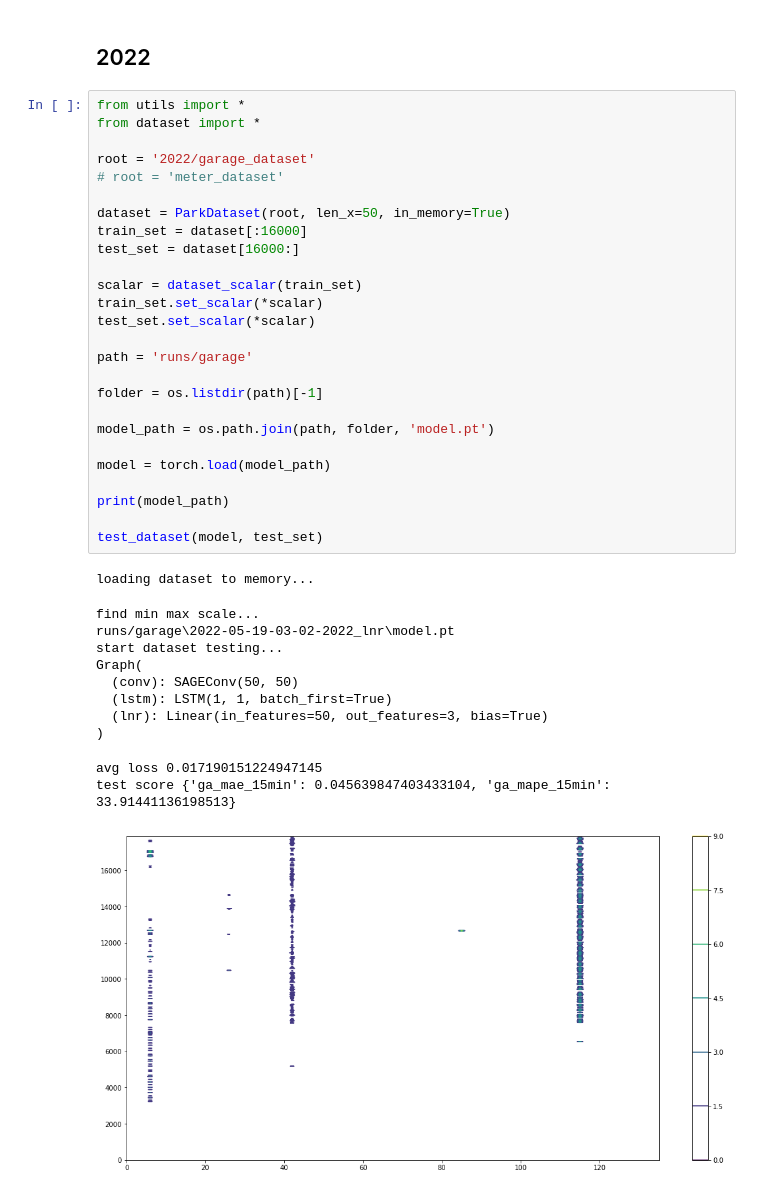
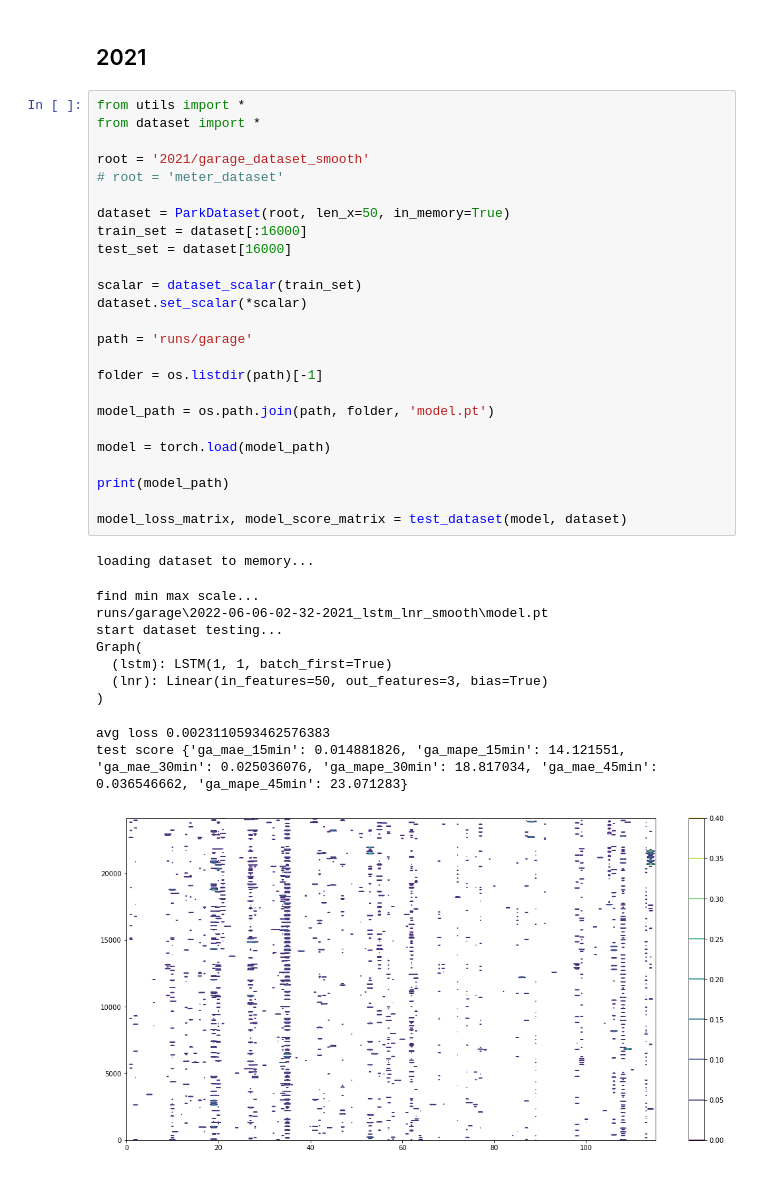
Before and after one commit to acse-yl13320/PolyU-parking, a Jupyter notebook: loss_analyze.ipynb, the cells around one changed output. Saved outputs shown, nothing was run; the diff lists cells and outputs as text.

```diff
--- a/loss_analyze.ipynb
+++ b/loss_analyze.ipynb
@@ -53,41 +79,39 @@ test score me {'me_acc_15min': 0.9444921658603933, 'me_f1_15min': 0.966464836034
 # %% [markdown]
-## 2022
+## 2021
 # %%
 from utils import *
 from dataset import *
 
-root = '2022/garage_dataset'
+root = '2021/garage_dataset_smooth'
 # root = 'meter_dataset'
 
 dataset = ParkDataset(root, len_x=50, in_memory=True)
 train_set = dataset[:16000]
-test_set = dataset[16000:]
+test_set = dataset[16000]
 
 scalar = dataset_scalar(train_set)
-train_set.set_scalar(*scalar)
-test_set.set_scalar(*scalar)
+dataset.set_scalar(*scalar)
 
 path = 'runs/garage'
 
 folder = os.listdir(path)[-1]
 
 model_path = os.path.join(path, folder, 'model.pt')
 
 model = torch.load(model_path)
 
 print(model_path)
 
-test_dataset(model, test_set)
+model_loss_matrix, model_score_matrix = test_dataset(model, dataset)
 # %% [output]
 loading dataset to memory...
 find min max scale...
-runs/garage\2022-05-19-03-02-2022_lnr\model.pt
+runs/garage\2022-06-06-02-32-2021_lstm_lnr_smooth\model.pt
 start dataset testing...
 Graph(
-  (conv): SAGEConv(50, 50)
   (lstm): LSTM(1, 1, batch_first=True)
   (lnr): Linear(in_features=50, out_features=3, bias=True)
 )
-avg loss 0.017190151224947145
-test score {'ga_mae_15min': 0.045639847403433104, 'ga_mape_15min': 33.91441136198513}
+avg loss 0.0023110593462576383
+test score {'ga_mae_15min': 0.014881826, 'ga_mape_15min': 14.121551, 'ga_mae_30min': 0.025036076, 'ga_mape_30min': 18.817034, 'ga_mae_45min': 0.036546662, 'ga_mape_45min': 23.071283}
-[figure, old version]
+[figure, new version]
```
Also changed, not shown: parts of 11 cells of this notebook, 10 other files.
